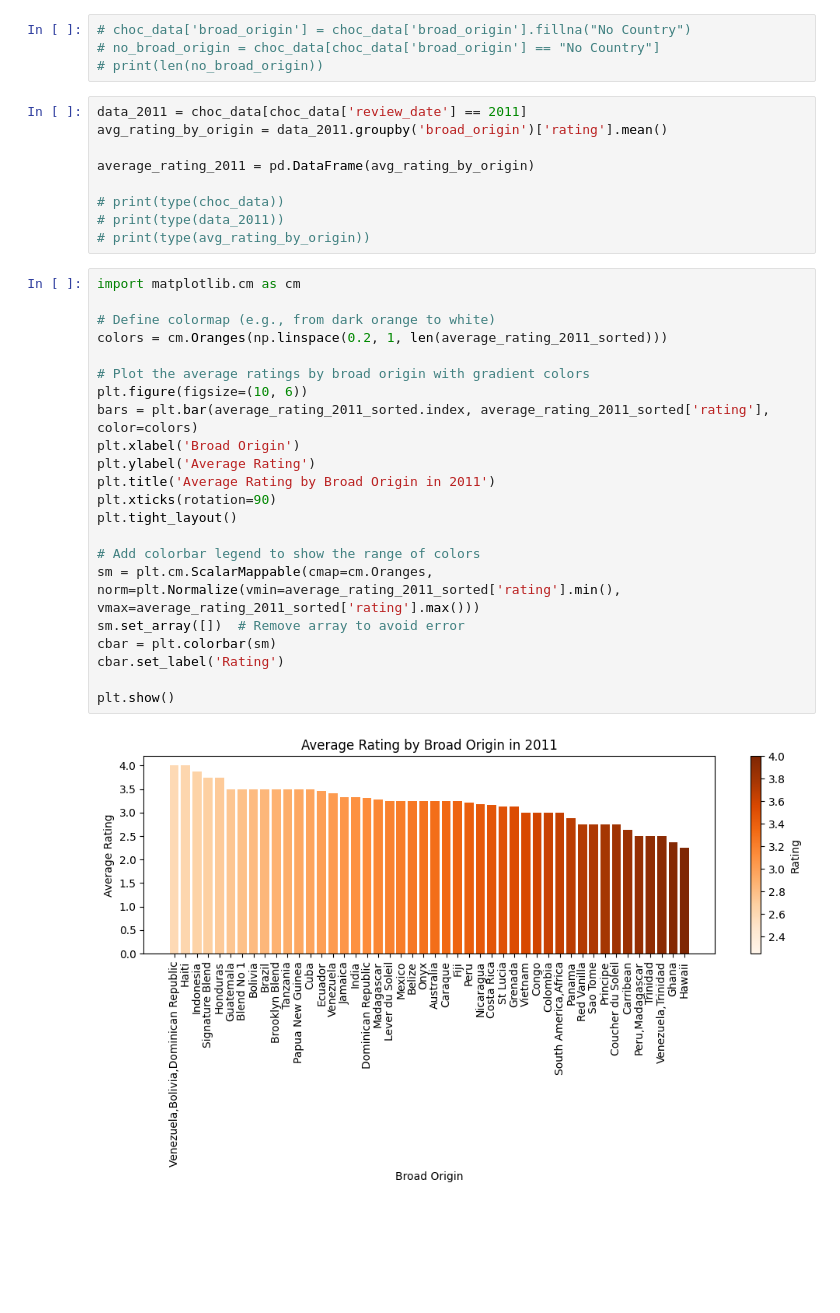
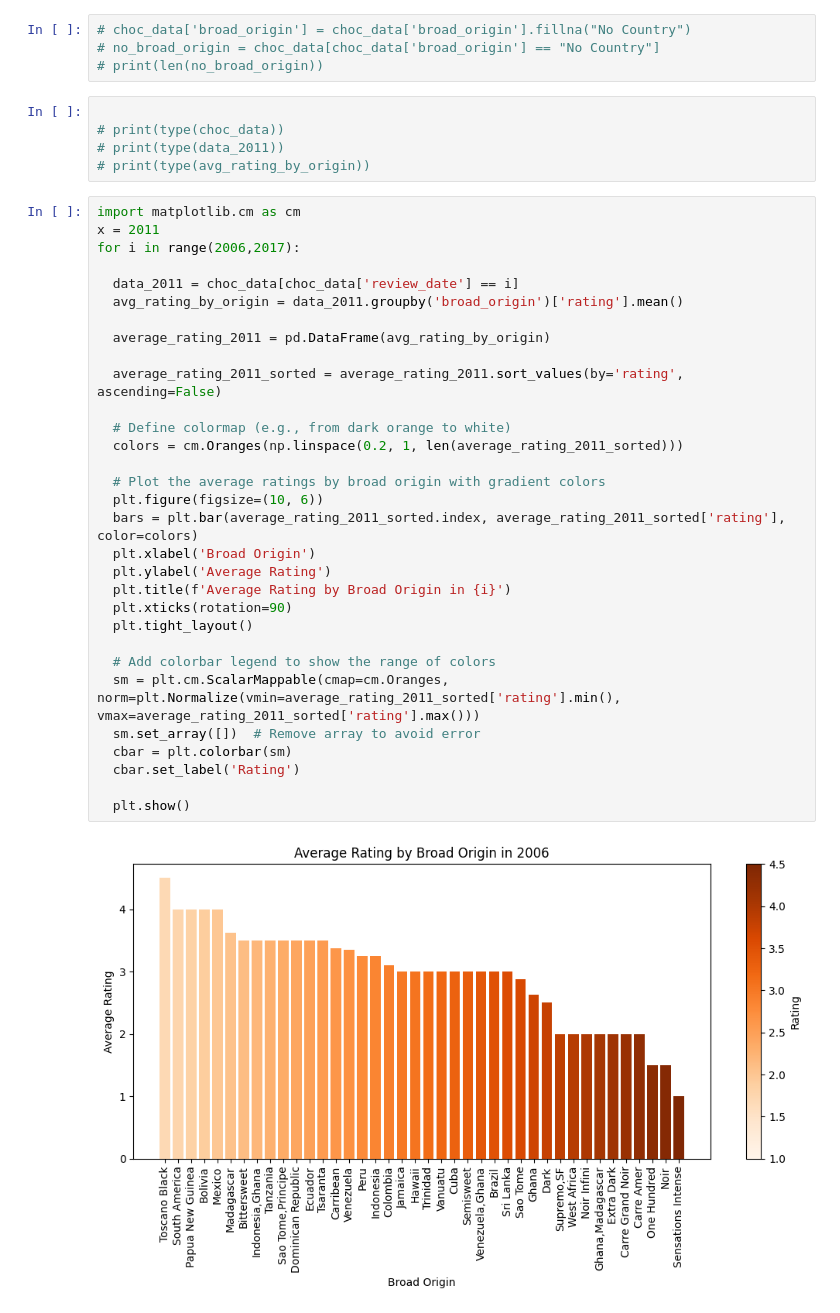
Before and after one commit to miguelangel18241/Probabilities, a Jupyter notebook: data_visualization_Chocolate_Project.ipynb, the cells around one changed output. Drawn from its saved outputs; the diff is of its cells as text; blank space fills up the shorter version.

```diff
--- a/data_visualization_Chocolate_Project.ipynb
+++ b/data_visualization_Chocolate_Project.ipynb
@@ -215,35 +219,40 @@ plt.show()
 # no_broad_origin = choc_data[choc_data['broad_origin'] == "No Country"]
 # print(len(no_broad_origin))
 # %%
-data_2011 = choc_data[choc_data['review_date'] == 2011]
-avg_rating_by_origin = data_2011.groupby('broad_origin')['rating'].mean()
-
-average_rating_2011 = pd.DataFrame(avg_rating_by_origin)
 
 # print(type(choc_data))
 # print(type(data_2011))
 # print(type(avg_rating_by_origin))
 # %%
 import matplotlib.cm as cm
+x = 2011
+for i in range(2006,2017):
 
-# Define colormap (e.g., from dark orange to white)
-colors = cm.Oranges(np.linspace(0.2, 1, len(average_rating_2011_sorted)))
+  data_2011 = choc_data[choc_data['review_date'] == i]
+  avg_rating_by_origin = data_2011.groupby('broad_origin')['rating'].mean()
 
-# Plot the average ratings by broad origin with gradient colors
-plt.figure(figsize=(10, 6))
-bars = plt.bar(average_rating_2011_sorted.index, average_rating_2011_sorted['rating'], color=colors)
-plt.xlabel('Broad Origin')
-plt.ylabel('Average Rating')
-plt.title('Average Rating by Broad Origin in 2011')
-plt.xticks(rotation=90)
-plt.tight_layout()
+  average_rating_2011 = pd.DataFrame(avg_rating_by_origin)
 
-# Add colorbar legend to show the range of colors
-sm = plt.cm.ScalarMappable(cmap=cm.Oranges, norm=plt.Normalize(vmin=average_rating_2011_sorted['rating'].min(), vmax=average_rating_2011_sorted['rating'].max()))
-sm.set_array([])  # Remove array to avoid error
-cbar = plt.colorbar(sm)
-cbar.set_label('Rating')
+  average_rating_2011_sorted = average_rating_2011.sort_values(by='rating', ascending=False)
 
-plt.show()
+  # Define colormap (e.g., from dark orange to white)
+  colors = cm.Oranges(np.linspace(0.2, 1, len(average_rating_2011_sorted)))
+
+  # Plot the average ratings by broad origin with gradient colors
+  plt.figure(figsize=(10, 6))
+  bars = plt.bar(average_rating_2011_sorted.index, average_rating_2011_sorted['rating'], color=colors)
+  plt.xlabel('Broad Origin')
+  plt.ylabel('Average Rating')
+  plt.title(f'Average Rating by Broad Origin in {i}')
+  plt.xticks(rotation=90)
+  plt.tight_layout()
+
+  # Add colorbar legend to show the range of colors
+  sm = plt.cm.ScalarMappable(cmap=cm.Oranges, norm=plt.Normalize(vmin=average_rating_2011_sorted['rating'].min(), vmax=average_rating_2011_sorted['rating'].max()))
+  sm.set_array([])  # Remove array to avoid error
+  cbar = plt.colorbar(sm)
+  cbar.set_label('Rating')
+
+  plt.show()
 # %% [output]
-[figure, old version]
+[figure, new version]
```
Also changed, not shown: parts of 3 cells of this notebook.
